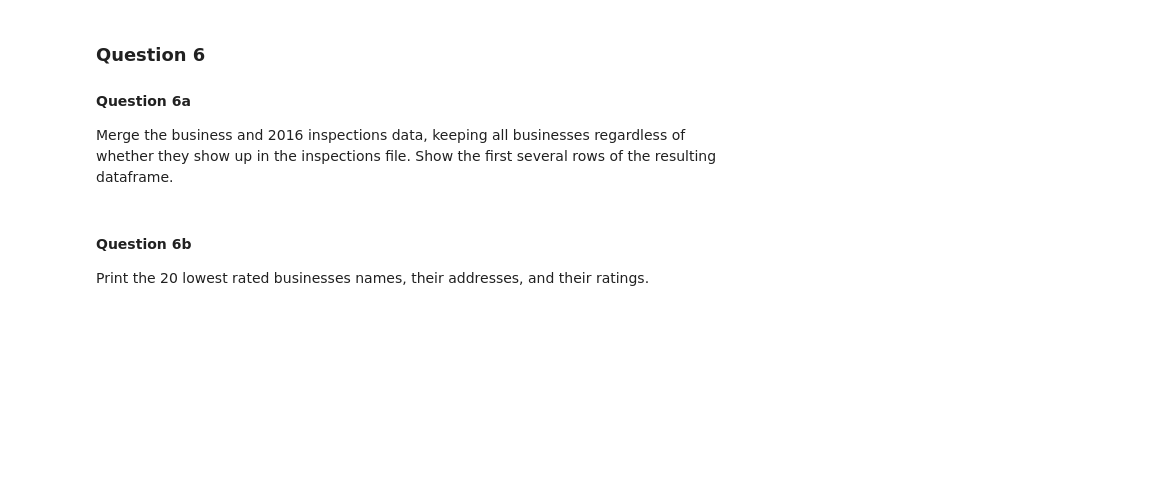
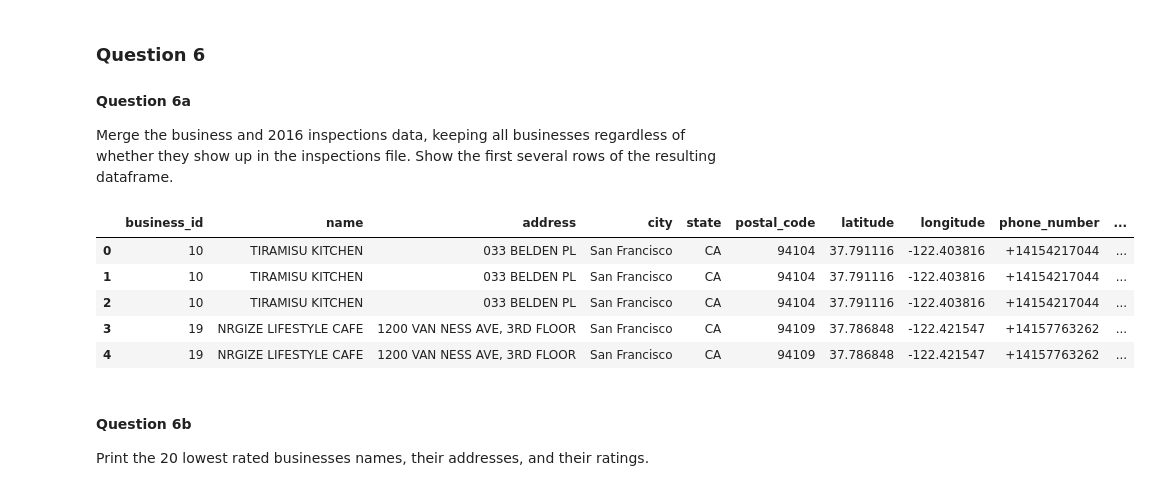
Before and after one commit to mxndrwgrdnr/UCB_CYPLAN255_2024, a Jupyter notebook: assignments/assignment_3/assignment_3_clara_voong.ipynb, the cells around one changed output. Cells and saved outputs as stored; diff of their text form; code cells hidden in the pictures; blank space fills up the shorter version.

Commit message:
fixed number 6

```diff
--- a/assignments/assignment_3/assignment_3_clara_voong.ipynb
+++ b/assignments/assignment_3/assignment_3_clara_voong.ipynb
@@ -326,6 +326,14 @@ ins3[ins3['year'] == 2016]
 Merge the business and 2016 inspections data, keeping all businesses regardless of whether they show up in the inspections file. Show the first several rows of the resulting dataframe.
 # %%
 bus_ins = pd.merge(bus, ins3, on = 'business_id', how="left")
+bus_ins.head()
+# %% [output]
+|  | business_id | name | address | city | state | postal_code | latitude | longitude | phone_number | ... |
+| 0 | 10 | TIRAMISU KITCHEN | 033 BELDEN PL | San Francisco | CA | 94104 | 37.791116 | -122.403816 | +14154217044 | ... |
+| 1 | 10 | TIRAMISU KITCHEN | 033 BELDEN PL | San Francisco | CA | 94104 | 37.791116 | -122.403816 | +14154217044 | ... |
+| 2 | 10 | TIRAMISU KITCHEN | 033 BELDEN PL | San Francisco | CA | 94104 | 37.791116 | -122.403816 | +14154217044 | ... |
+| 3 | 19 | NRGIZE LIFESTYLE CAFE | 1200 VAN NESS AVE, 3RD FLOOR | San Francisco | CA | 94109 | 37.786848 | -122.421547 | +14157763262 | ... |
+| 4 | 19 | NRGIZE LIFESTYLE CAFE | 1200 VAN NESS AVE, 3RD FLOOR | San Francisco | CA | 94109 | 37.786848 | -122.421547 | +14157763262 | ... |
 # %% [markdown]
 #### Question 6b
 Print the 20 lowest rated businesses names, their addresses, and their ratings.
```
